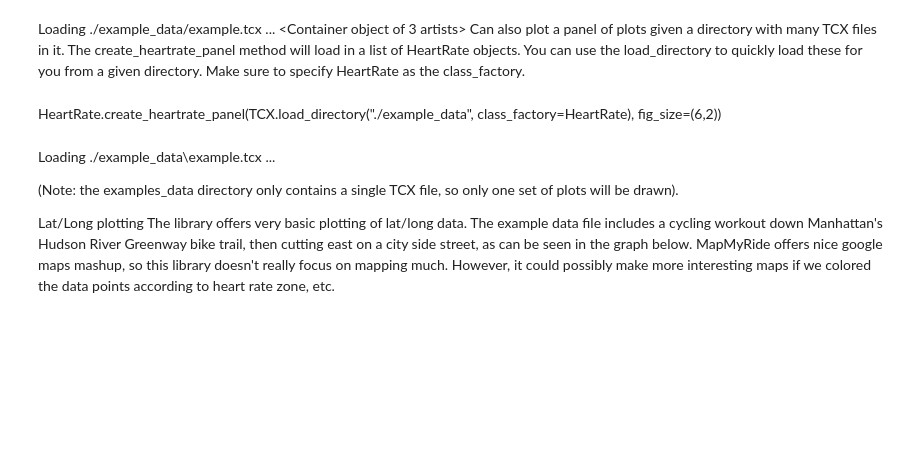
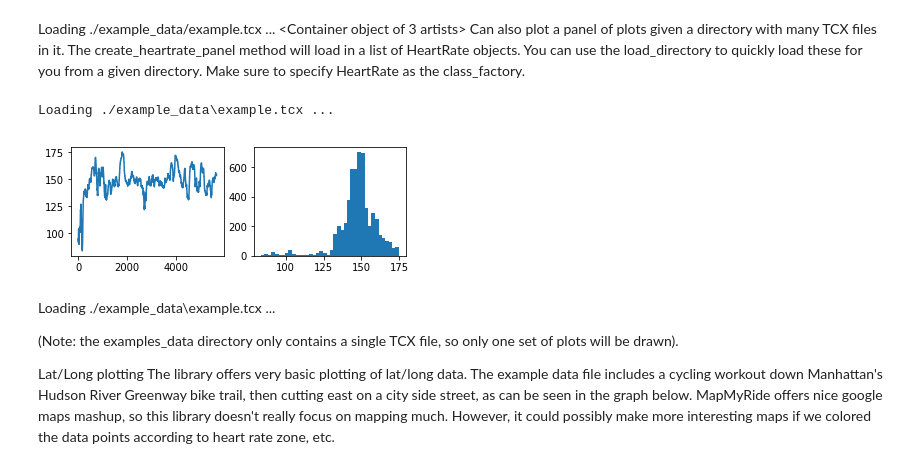
Before and after one commit to clemenssteel/TrainingCenter, a Jupyter notebook: takeout-20180429T052436Z-001/GoogleFitDataVisualisation.ipynb, the cells around one changed output. Drawn from its saved outputs; the diff is of its cells as text; code cells hidden in the pictures; blank space fills up the shorter version.

Commit message:
Original is running with my data.
Adapted to original version. Got it running to prepare for own adaption.

```diff
--- a/takeout-20180429T052436Z-001/GoogleFitDataVisualisation.ipynb
+++ b/takeout-20180429T052436Z-001/GoogleFitDataVisualisation.ipynb
@@ -15,8 +21,11 @@ Loading ./example_data/example.tcx ...
 Can also plot a panel of plots given a directory with many TCX files in it. The create_heartrate_panel method will
 load in a list of HeartRate objects. You can use the load_directory to quickly load these for you from a given directory.
 Make sure to specify HeartRate as the class_factory.
-# %% [markdown]
-HeartRate.create_heartrate_panel(TCX.load_directory("./example_data", class_factory=HeartRate), fig_size=(6,2))
+# %%
+HeartRate.create_heartrate_panel(TCX.load_directory("./example_data", class_factory=HeartRate), fig_size=(6,2))
+# %% [output]
+Loading ./example_data\example.tcx ...
+[figure, added]
 # %% [markdown]
 Loading ./example_data\example.tcx ...
 
```
Also changed, not shown: parts of 3 cells of this notebook, 4 other files.
